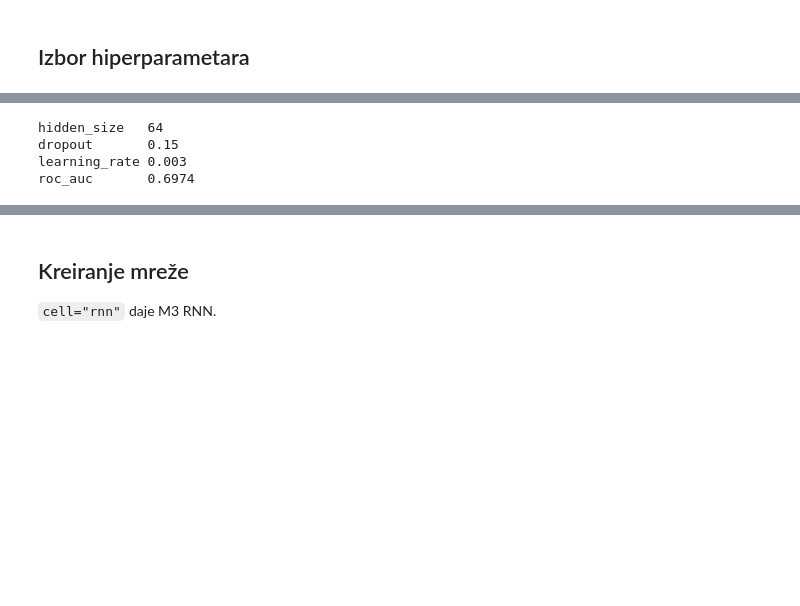
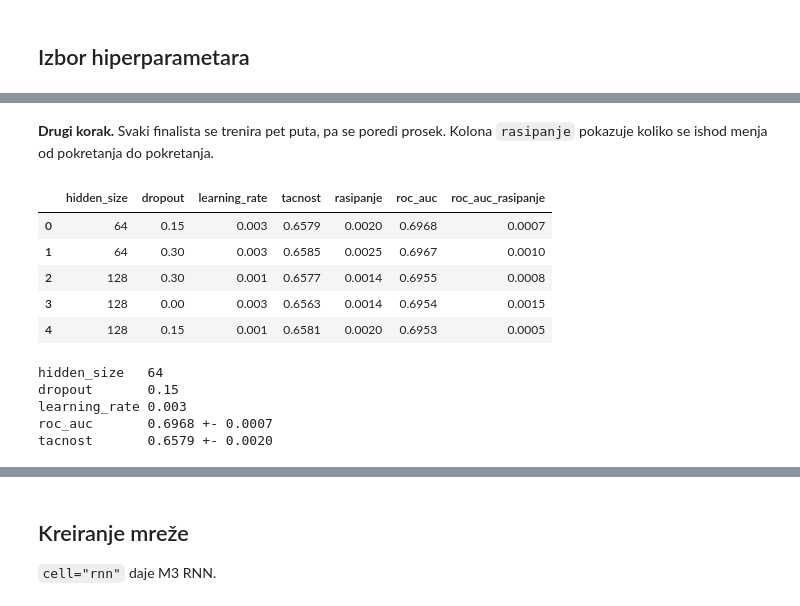
Before and after one commit to janaaas/ML_projekat, a Jupyter notebook: notebooks/04-01-rnn.ipynb, the cells around one changed output, grey strips where cells are left out. Drawn from its saved outputs; the diff is of its cells as text; code cells hidden in the pictures; blank space fills up the shorter version.

```diff
--- a/notebooks/04-01-rnn.ipynb
+++ b/notebooks/04-01-rnn.ipynb
@@ -88,13 +86,33 @@ rezultati_pretrage.head(5).round(4)
 | 4 | 64 | 0.30 | 0.003 | 0.6601 | 0.6969 | 0.6173 | 0.2142 |
+# %% [markdown]
+**Drugi korak.** Svaki finalista se trenira pet puta, pa se poredi prosek. Kolona `rasipanje` pokazuje koliko se ishod menja od pokretanja do pokretanja.
+# %%
+finalisti = train.refine_hyperparameters(
+    rezultati_pretrage, dataset_train, dataset_val,
+    n_features=home_train.shape[-1],
+    n_context=context_train.shape[-1],
+    cell="rnn",
+)
+
+finalisti.round(4)
+# %% [output]
+|  | hidden_size | dropout | learning_rate | tacnost | rasipanje | roc_auc | roc_auc_rasipanje |
+| 0 | 64 | 0.15 | 0.003 | 0.6579 | 0.0020 | 0.6968 | 0.0007 |
+| 1 | 64 | 0.30 | 0.003 | 0.6585 | 0.0025 | 0.6967 | 0.0010 |
+| 2 | 128 | 0.30 | 0.001 | 0.6577 | 0.0014 | 0.6955 | 0.0008 |
+| 3 | 128 | 0.00 | 0.003 | 0.6563 | 0.0014 | 0.6954 | 0.0015 |
+| 4 | 128 | 0.15 | 0.001 | 0.6581 | 0.0020 | 0.6953 | 0.0005 |
 # %%
-najbolji = rezultati_pretrage.iloc[0]
+najbolji = finalisti.iloc[0]
 
 print(f"hidden_size   {int(najbolji['hidden_size'])}")
 print(f"dropout       {najbolji['dropout']}")
 print(f"learning_rate {najbolji['learning_rate']}")
-print(f"roc_auc       {najbolji['roc_auc']:.4f}")
+print(f"roc_auc       {najbolji['roc_auc']:.4f} +- {najbolji['roc_auc_rasipanje']:.4f}")
+print(f"tacnost       {najbolji['tacnost']:.4f} +- {najbolji['rasipanje']:.4f}")
 # %% [output]
 hidden_size   64
 dropout       0.15
 learning_rate 0.003
-roc_auc       0.6974
+roc_auc       0.6968 +- 0.0007
+tacnost       0.6579 +- 0.0020
```
Also changed, not shown: parts of 39 cells of this notebook, 7 other files.
